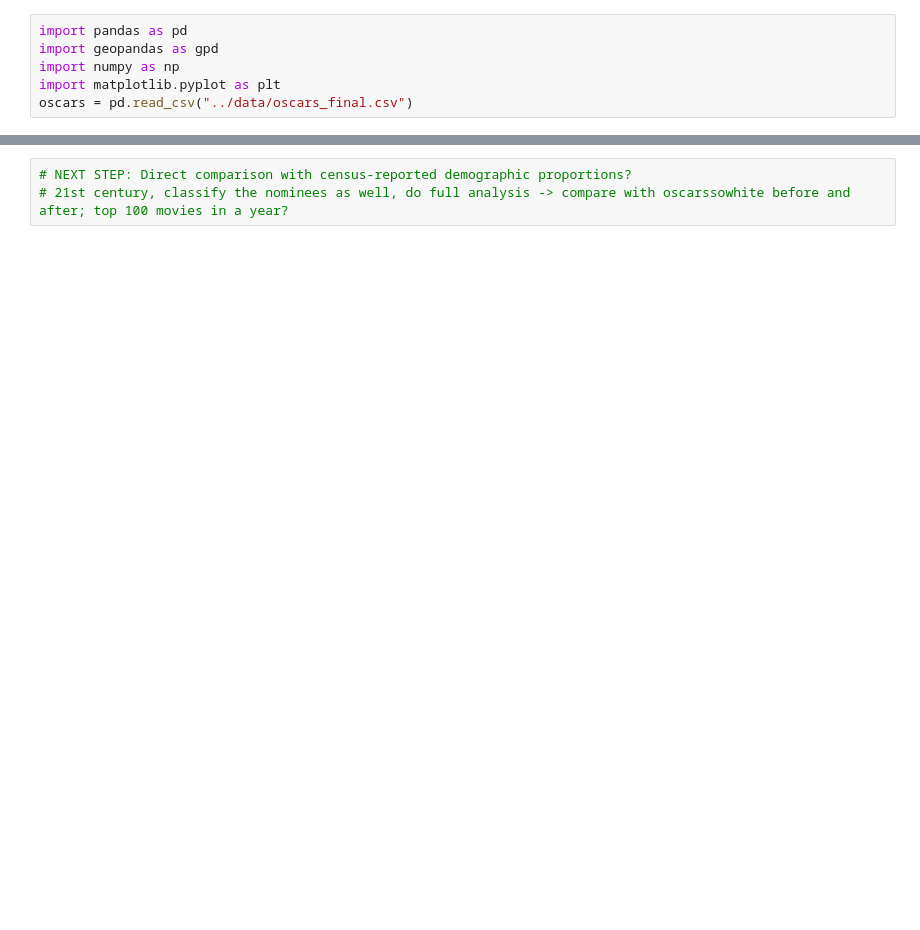
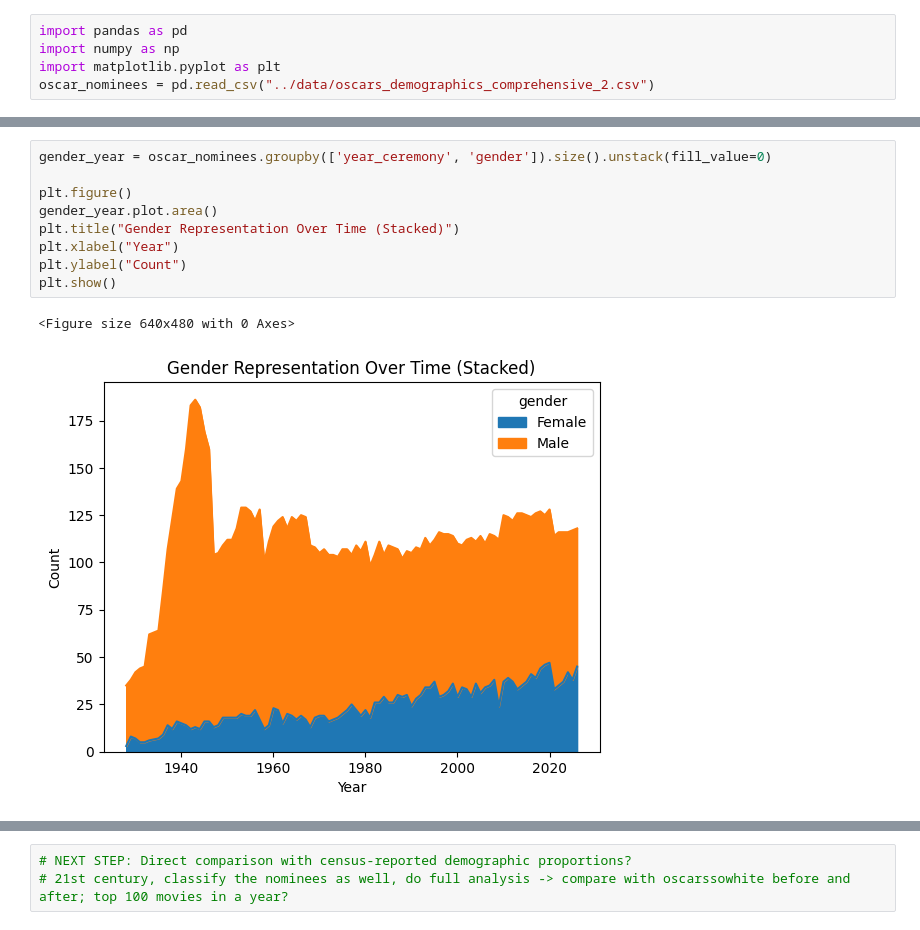
Before and after one commit to nmaharaj28/comm3180_S26_Data_Project, a Jupyter notebook: data_analysis/oscar_data_analysis.ipynb, the cells around one changed output, grey strips where cells are left out. Saved outputs shown, nothing was run; the diff lists cells and outputs as text; blank space fills up the shorter version.

```diff
--- a/data_analysis/oscar_data_analysis.ipynb
+++ b/data_analysis/oscar_data_analysis.ipynb
@@ -6,6 +8,5 @@
 # %%
 import pandas as pd
-import geopandas as gpd
 import numpy as np
 import matplotlib.pyplot as plt
-oscars = pd.read_csv("../data/oscars_final.csv")
+oscar_nominees = pd.read_csv("../data/oscars_demographics_comprehensive_2.csv")
@@ -70,0 +13,12 @@ for category in categories:
+# %%
+gender_year = oscar_nominees.groupby(['year_ceremony', 'gender']).size().unstack(fill_value=0)
+
+plt.figure()
+gender_year.plot.area()
+plt.title("Gender Representation Over Time (Stacked)")
+plt.xlabel("Year")
+plt.ylabel("Count")
+plt.show()
+# %% [output]
+<Figure size 640x480 with 0 Axes>
+[figure, added]
```
Also changed, not shown: parts of 12 cells of this notebook, 4 other files.
